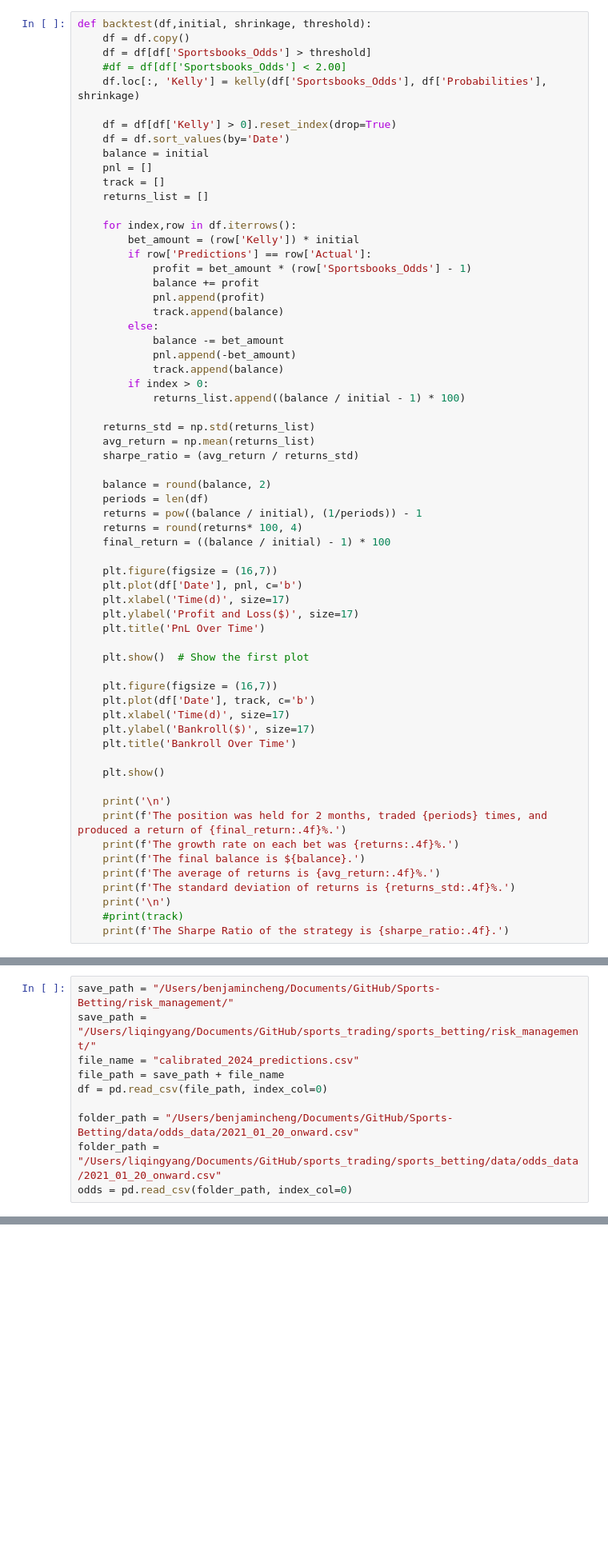
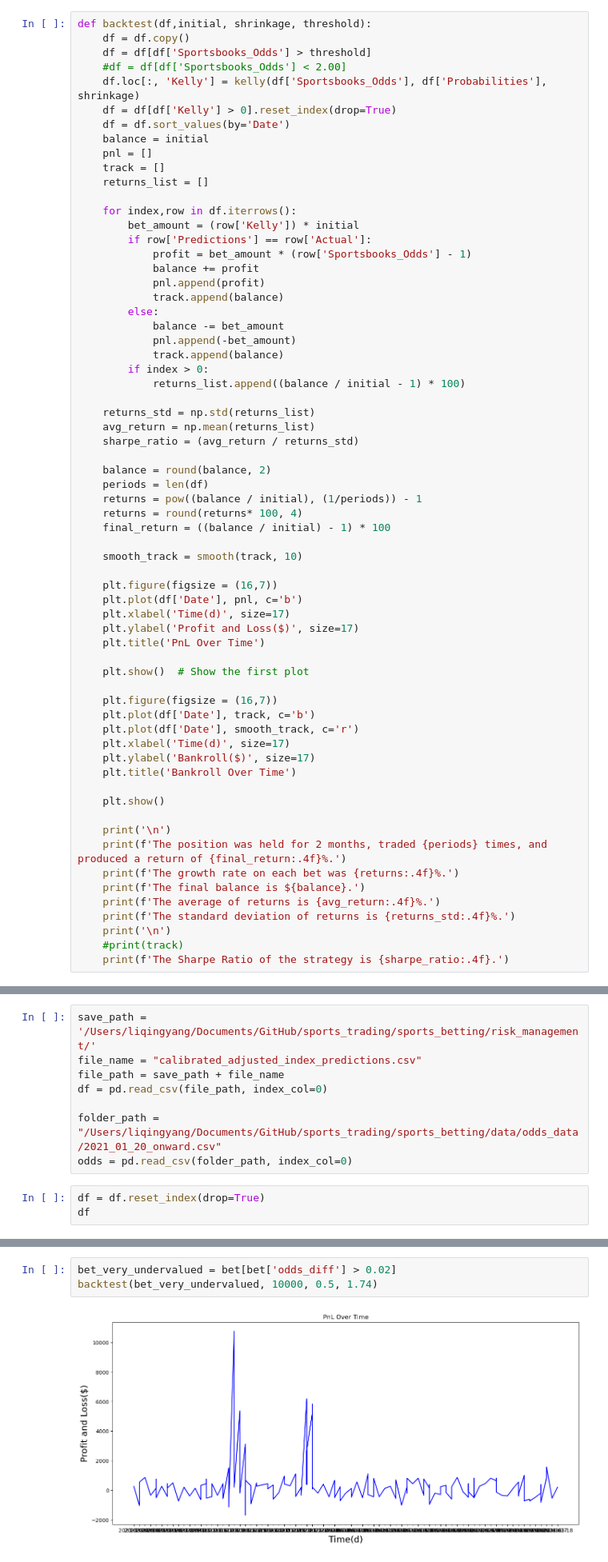
Before and after one commit to bluefish0125/Sports-Prediction, a Jupyter notebook: risk_management/Kelly_Criterion_Calibrated_Frank_Branch.ipynb, the cells around one changed output, grey strips where cells are left out. Shown at 80% size. Saved outputs shown, nothing was run; the diff lists cells and outputs as text; blank space fills up the shorter version.

Commit message:
Adding Odds to Prediction Output

```diff
--- a/risk_management/Kelly_Criterion_Calibrated_Frank_Branch.ipynb
+++ b/risk_management/Kelly_Criterion_Calibrated_Frank_Branch.ipynb
@@ -16,7 +47,6 @@ def backtest(df,initial, shrinkage, threshold):
     df = df[df['Sportsbooks_Odds'] > threshold]
     #df = df[df['Sportsbooks_Odds'] < 2.00]
     df.loc[:, 'Kelly'] = kelly(df['Sportsbooks_Odds'], df['Probabilities'], shrinkage)
-
     df = df[df['Kelly'] > 0].reset_index(drop=True)
     df = df.sort_values(by='Date')
     balance = initial
@@ -48,6 +78,8 @@ def backtest(df,initial, shrinkage, threshold):
     returns = round(returns* 100, 4)
     final_return = ((balance / initial) - 1) * 100
 
+    smooth_track = smooth(track, 10)
+
     plt.figure(figsize = (16,7))
     plt.plot(df['Date'], pnl, c='b')
     plt.xlabel('Time(d)', size=17)
@@ -58,6 +90,7 @@ def backtest(df,initial, shrinkage, threshold):
 
     plt.figure(figsize = (16,7))
     plt.plot(df['Date'], track, c='b')
+    plt.plot(df['Date'], smooth_track, c='r')
     plt.xlabel('Time(d)', size=17)
     plt.ylabel('Bankroll($)', size=17)
     plt.title('Bankroll Over Time')
@@ -114,10 +219,11 @@ def backtest_for_sharpe(df,initial, shrinkage, threshold):
 # %%
-save_path = "/Users/benjamincheng/Documents/GitHub/Sports-Betting/risk_management/"
-save_path = "/Users/liqingyang/Documents/GitHub/sports_trading/sports_betting/risk_management/"
-file_name = "calibrated_2024_predictions.csv"
+save_path = '/Users/liqingyang/Documents/GitHub/sports_trading/sports_betting/risk_management/'
+file_name = "calibrated_adjusted_index_predictions.csv"
 file_path = save_path + file_name
 df = pd.read_csv(file_path, index_col=0)
 
-folder_path = "/Users/benjamincheng/Documents/GitHub/Sports-Betting/data/odds_data/2021_01_20_onward.csv"
 folder_path = "/Users/liqingyang/Documents/GitHub/sports_trading/sports_betting/data/odds_data/2021_01_20_onward.csv"
 odds = pd.read_csv(folder_path, index_col=0)
+# %%
+df = df.reset_index(drop=True)
+df
@@ -353,0 +372,5 @@ bet_very_undervalued
+# %%
+bet_very_undervalued = bet[bet['odds_diff'] > 0.02]
+backtest(bet_very_undervalued, 10000, 0.5, 1.74)
+# %% [output]
+[figure, added]
```
Also changed, not shown: parts of 26 cells of this notebook, 3 other files.
